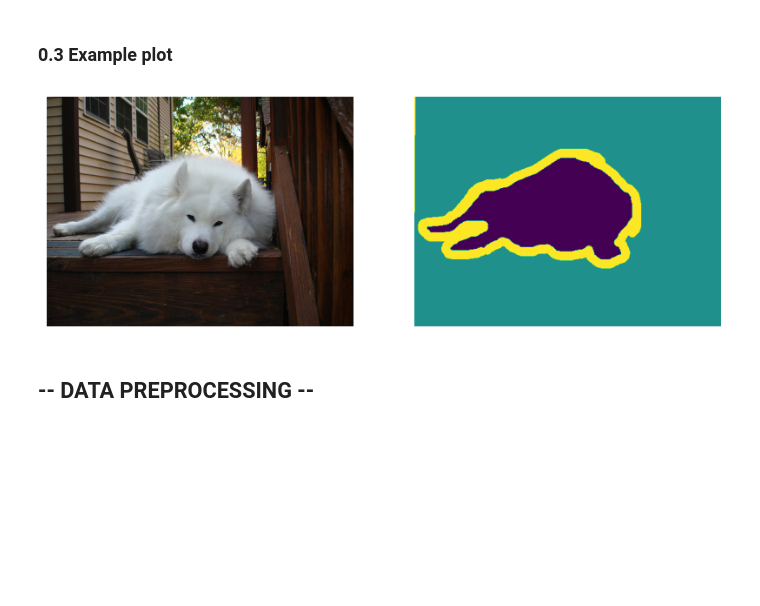
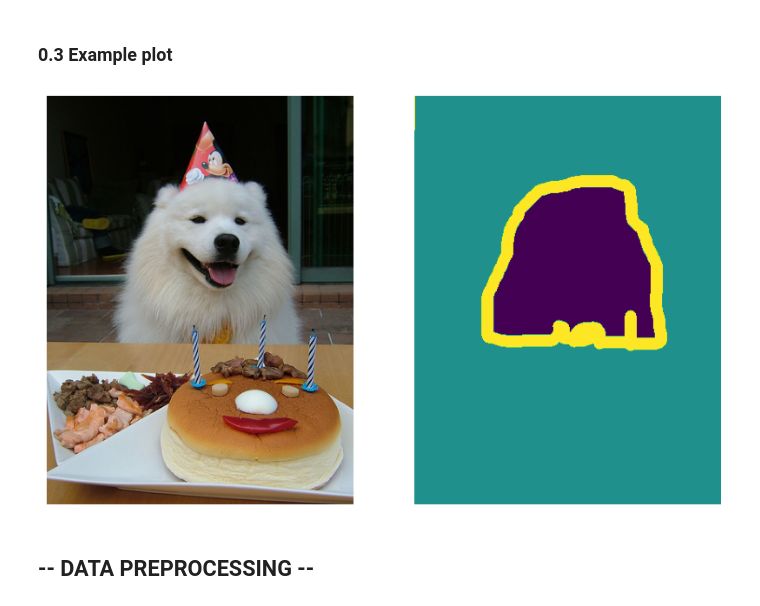
Before and after one commit to deblargue/deep25-project, a Jupyter notebook: deep_project2.ipynb, the cells around one changed output. Cells and saved outputs as stored; diff of their text form; code cells hidden in the pictures; blank space fills up the shorter version.

```diff
--- a/deep_project2.ipynb
+++ b/deep_project2.ipynb
@@ -45,21 +45,21 @@ from torchvision.transforms import transforms
 # %%
 from torchvision.io import read_image
 
 # -- PLOT EXAMPLE IMAGE AND MASK --
-name = 'samoyed_142'
+name = 'samoyed_189'
 img = read_image(f'oxford-iiit-pet/images/{name}.jpg')
 mask = read_image(f'oxford-iiit-pet/annotations/trimaps/{name}.png')
 
 plt.figure(figsize=(10, 10))
 plt.subplot(121)
 plt.imshow(img.permute(1, 2, 0))
 plt.axis('off')
 plt.subplot(122)
 plt.imshow(mask.permute(1, 2, 0))
 plt.axis('off')
 plt.show()
 # %% [output]
-[figure, old version]
+[figure, new version]
 # %% [markdown]
 ## -- DATA PREPROCESSING --
 # %% [markdown]
```
Also changed, not shown: parts of 27 cells of this notebook.
